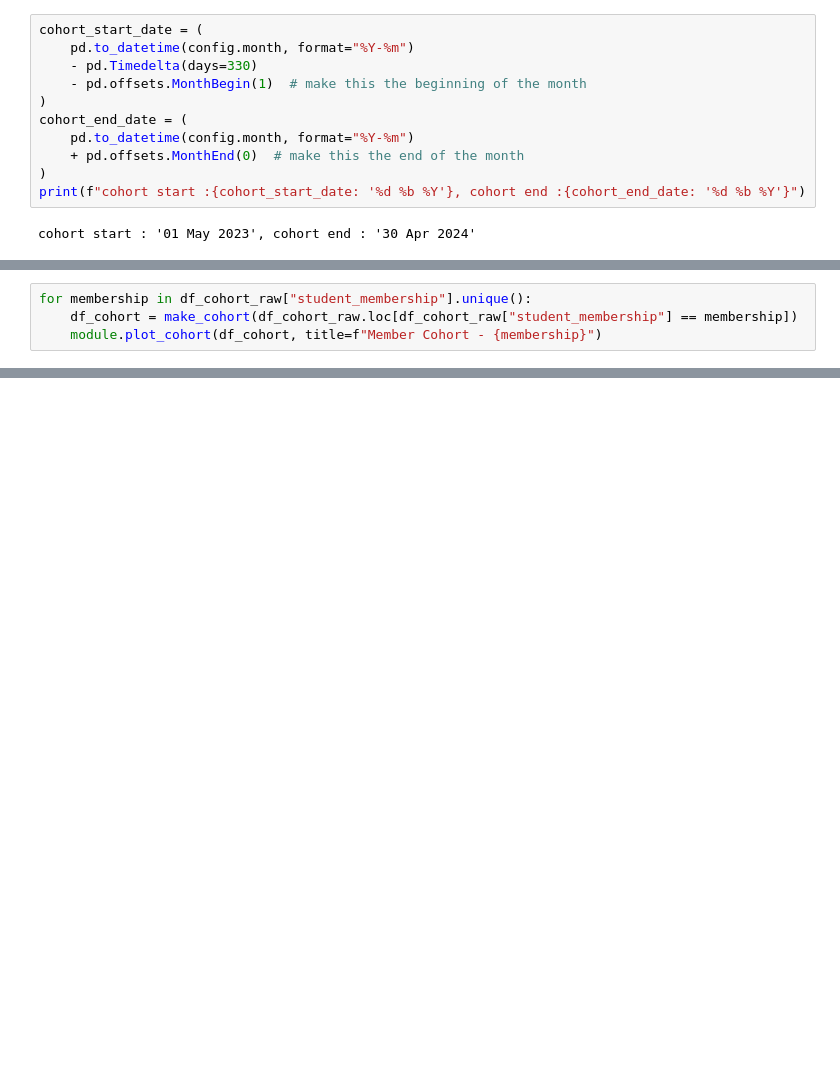
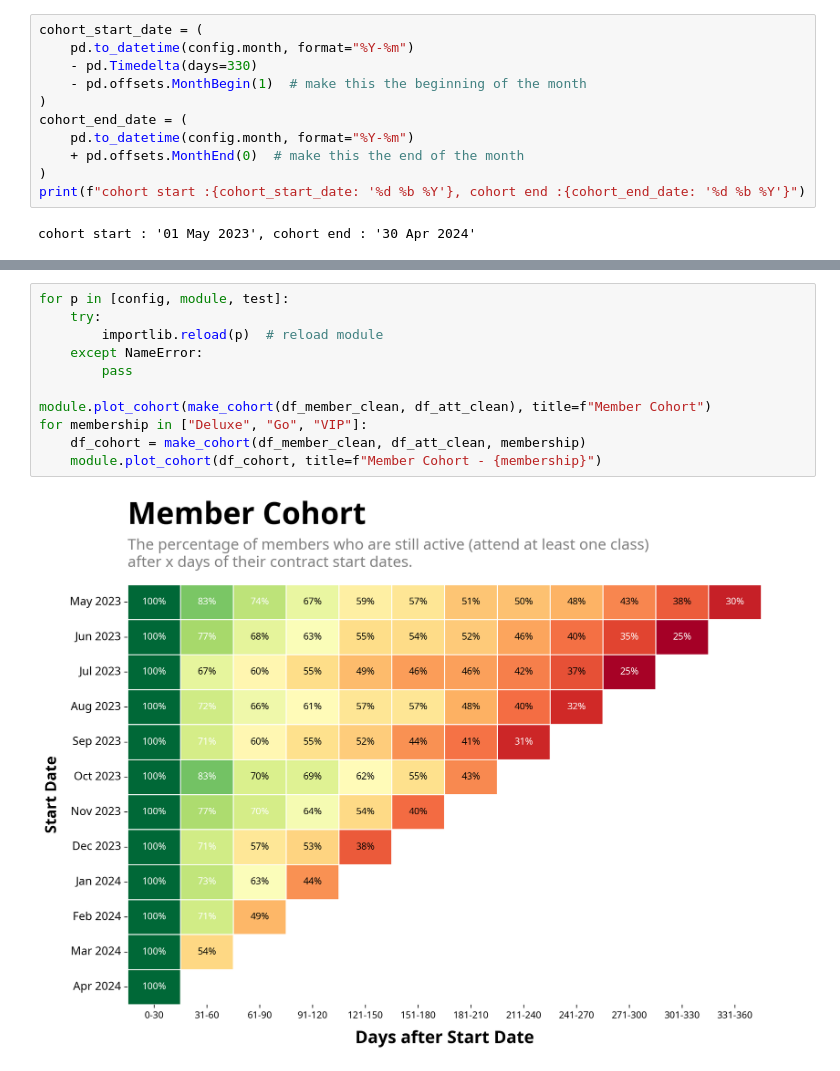
Before and after one commit to danjelito/wse-exp-manag-report, a Jupyter notebook: cohort.ipynb, the cells around one changed output, grey strips where cells are left out. Saved outputs shown, nothing was run; the diff lists cells and outputs as text; blank space fills up the shorter version.

```diff
--- a/cohort.ipynb
+++ b/cohort.ipynb
@@ -286,4 +130,0 @@ module.plot_cohort(make_cohort(df_cohort_raw), title=f"Member Cohort")
-# %%
-for membership in df_cohort_raw["student_membership"].unique():
-    df_cohort = make_cohort(df_cohort_raw.loc[df_cohort_raw["student_membership"] == membership])
-    module.plot_cohort(df_cohort, title=f"Member Cohort - {membership}")
@@ -293,0 +199,13 @@ for membership in df_cohort_raw["student_membership"].unique():
+# %%
+for p in [config, module, test]:
+    try:
+        importlib.reload(p)  # reload module
+    except NameError:
+        pass
+
+module.plot_cohort(make_cohort(df_member_clean, df_att_clean), title=f"Member Cohort")
+for membership in ["Deluxe", "Go", "VIP"]:
+    df_cohort = make_cohort(df_member_clean, df_att_clean, membership)
+    module.plot_cohort(df_cohort, title=f"Member Cohort - {membership}")
+# %% [output]
+[figure, added]
```
Also changed, not shown: parts of 18 cells of this notebook, 3 other files.
